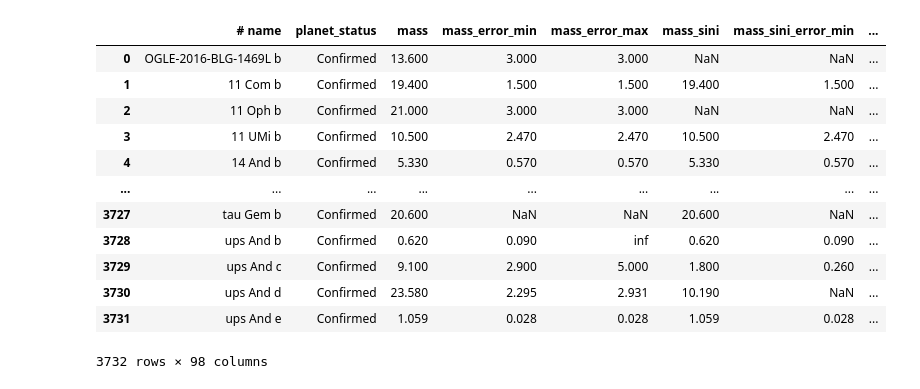
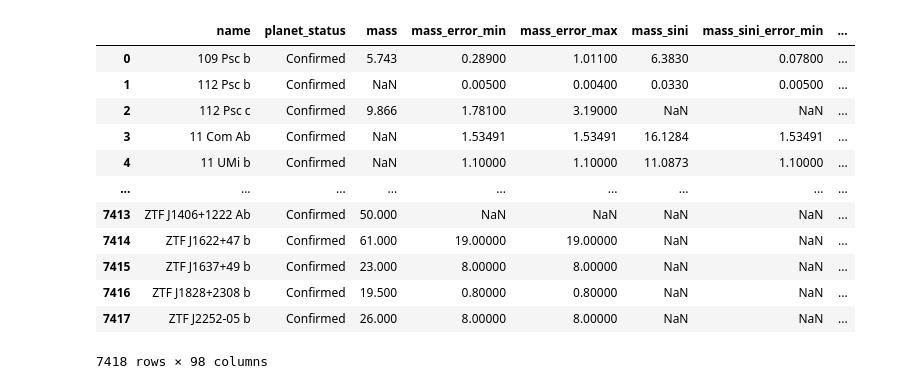
Before and after one commit to notPlancha/exoplanets, a Jupyter notebook: src/main_py.ipynb, the cells around one changed output. Drawn from its saved outputs; the diff is of its cells as text; code cells hidden in the pictures.

```diff
--- a/src/main_py.ipynb
+++ b/src/main_py.ipynb
@@ -1,20 +1,21 @@
-# %%
-import kagglehub
-import pandas as pd
-
-path = kagglehub.dataset_download("eduardowoj/exoplanets-database") + "/kepler.csv"
-df = pd.read_csv(path)
-# %% [output]
-|  | # name | planet_status | mass | mass_error_min | mass_error_max | mass_sini | mass_sini_error_min | ... |
-| 0 | OGLE-2016-BLG-1469L b | Confirmed | 13.600 | 3.000 | 3.000 | NaN | NaN | ... |
-| 1 | 11 Com b | Confirmed | 19.400 | 1.500 | 1.500 | 19.400 | 1.500 | ... |
-| 2 | 11 Oph b | Confirmed | 21.000 | 3.000 | 3.000 | NaN | NaN | ... |
-| 3 | 11 UMi b | Confirmed | 10.500 | 2.470 | 2.470 | 10.500 | 2.470 | ... |
-| 4 | 14 And b | Confirmed | 5.330 | 0.570 | 0.570 | 5.330 | 0.570 | ... |
-| ... | ... | ... | ... | ... | ... | ... | ... | ... |
-| 3727 | tau Gem b | Confirmed | 20.600 | NaN | NaN | 20.600 | NaN | ... |
-| 3728 | ups And b | Confirmed | 0.620 | 0.090 | inf | 0.620 | 0.090 | ... |
-| 3729 | ups And c | Confirmed | 9.100 | 2.900 | 5.000 | 1.800 | 0.260 | ... |
-| 3730 | ups And d | Confirmed | 23.580 | 2.295 | 2.931 | 10.190 | NaN | ... |
-| 3731 | ups And e | Confirmed | 1.059 | 0.028 | 0.028 | 1.059 | 0.028 | ... |
-3732 rows × 98 columns
+# %%
+import pandas as pd
+from astropy.io.votable import parse as vot
+from pyprojroot.here import here
+
+df = pd.read_csv(here("data/exoplanet_catalog_080325.csv"))
+df
+# %% [output]
+|  | name | planet_status | mass | mass_error_min | mass_error_max | mass_sini | mass_sini_error_min | ... |
+| 0 | 109 Psc b | Confirmed | 5.743 | 0.28900 | 1.01100 | 6.3830 | 0.07800 | ... |
+| 1 | 112 Psc b | Confirmed | NaN | 0.00500 | 0.00400 | 0.0330 | 0.00500 | ... |
+| 2 | 112 Psc c | Confirmed | 9.866 | 1.78100 | 3.19000 | NaN | NaN | ... |
+| 3 | 11 Com Ab | Confirmed | NaN | 1.53491 | 1.53491 | 16.1284 | 1.53491 | ... |
+| 4 | 11 UMi b | Confirmed | NaN | 1.10000 | 1.10000 | 11.0873 | 1.10000 | ... |
+| ... | ... | ... | ... | ... | ... | ... | ... | ... |
+| 7413 | ZTF J1406+1222 Ab | Confirmed | 50.000 | NaN | NaN | NaN | NaN | ... |
+| 7414 | ZTF J1622+47 b | Confirmed | 61.000 | 19.00000 | 19.00000 | NaN | NaN | ... |
+| 7415 | ZTF J1637+49 b | Confirmed | 23.000 | 8.00000 | 8.00000 | NaN | NaN | ... |
+| 7416 | ZTF J1828+2308 b | Confirmed | 19.500 | 0.80000 | 0.80000 | NaN | NaN | ... |
+| 7417 | ZTF J2252-05 b | Confirmed | 26.000 | 8.00000 | 8.00000 | NaN | NaN | ... |
+7418 rows × 98 columns
```
Also changed, not shown: 6 other files.
